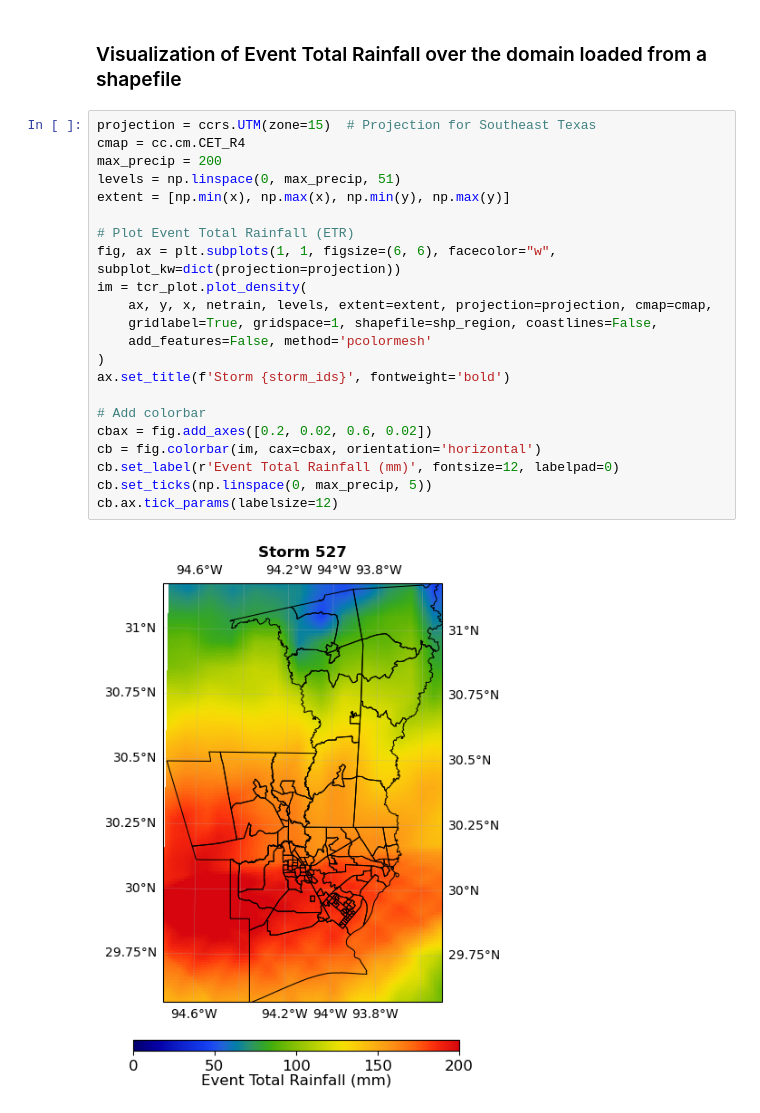
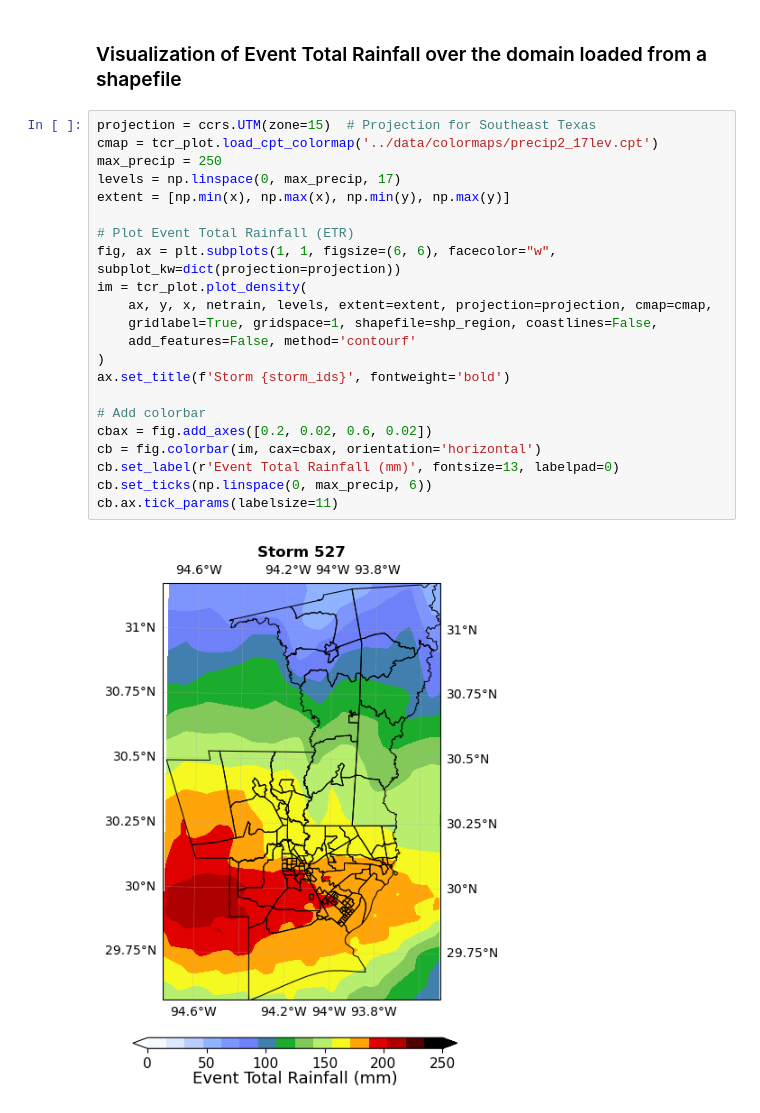
Before and after one commit to levuvietphong/pyTCR, a Jupyter notebook: notebooks/ex4_rainfall_polygons_generation.ipynb, the cells around one changed output. Saved outputs shown, nothing was run; the diff lists cells and outputs as text.

```diff
--- a/notebooks/ex4_rainfall_polygons_generation.ipynb
+++ b/notebooks/ex4_rainfall_polygons_generation.ipynb
@@ -80,25 +80,25 @@ x, y, netrain = tcr_rain.rainswathx(
 ### Visualization of Event Total Rainfall over the domain loaded from a shapefile
 # %%
 projection = ccrs.UTM(zone=15)  # Projection for Southeast Texas
-cmap = cc.cm.CET_R4
-max_precip = 200
-levels = np.linspace(0, max_precip, 51)
+cmap = tcr_plot.load_cpt_colormap('../data/colormaps/precip2_17lev.cpt')
+max_precip = 250
+levels = np.linspace(0, max_precip, 17)
 extent = [np.min(x), np.max(x), np.min(y), np.max(y)]
 
 # Plot Event Total Rainfall (ETR)
 fig, ax = plt.subplots(1, 1, figsize=(6, 6), facecolor="w", subplot_kw=dict(projection=projection))
 im = tcr_plot.plot_density(
     ax, y, x, netrain, levels, extent=extent, projection=projection, cmap=cmap,
     gridlabel=True, gridspace=1, shapefile=shp_region, coastlines=False,
-    add_features=False, method='pcolormesh'
+    add_features=False, method='contourf'
 )
 ax.set_title(f'Storm {storm_ids}', fontweight='bold')
 
 # Add colorbar
 cbax = fig.add_axes([0.2, 0.02, 0.6, 0.02])
 cb = fig.colorbar(im, cax=cbax, orientation='horizontal')
-cb.set_label(r'Event Total Rainfall (mm)', fontsize=12, labelpad=0)
-cb.set_ticks(np.linspace(0, max_precip, 5))
-cb.ax.tick_params(labelsize=12)
+cb.set_label(r'Event Total Rainfall (mm)', fontsize=13, labelpad=0)
+cb.set_ticks(np.linspace(0, max_precip, 6))
+cb.ax.tick_params(labelsize=11)
 # %% [output]
-[figure, old version]
+[figure, new version]
```
Also changed, not shown: 4 other files.
